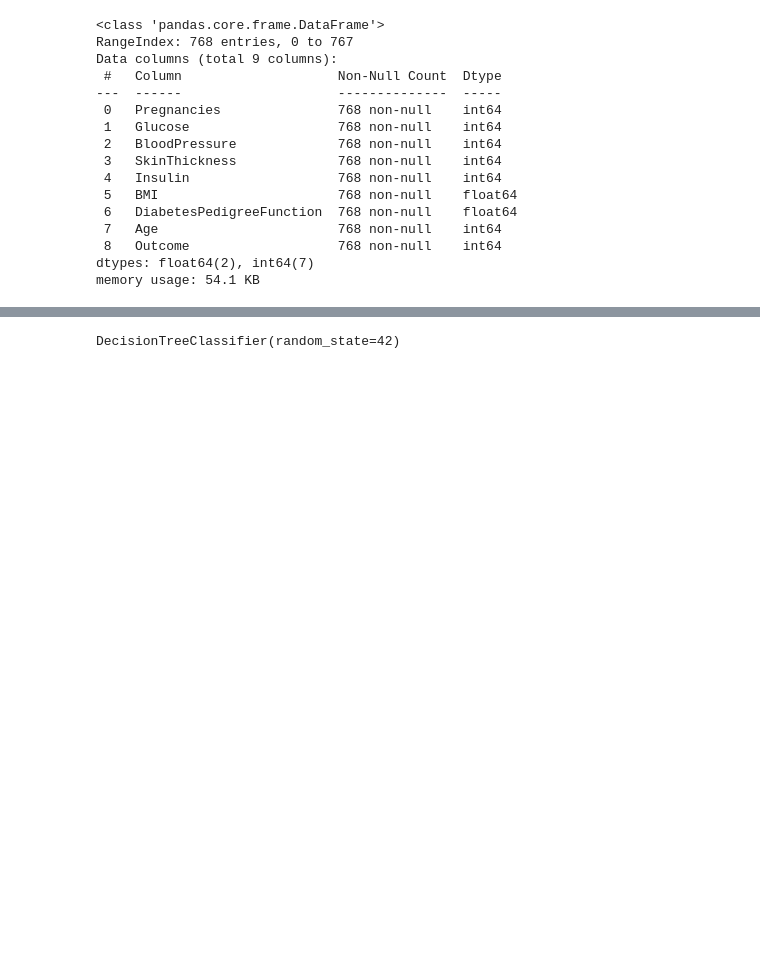
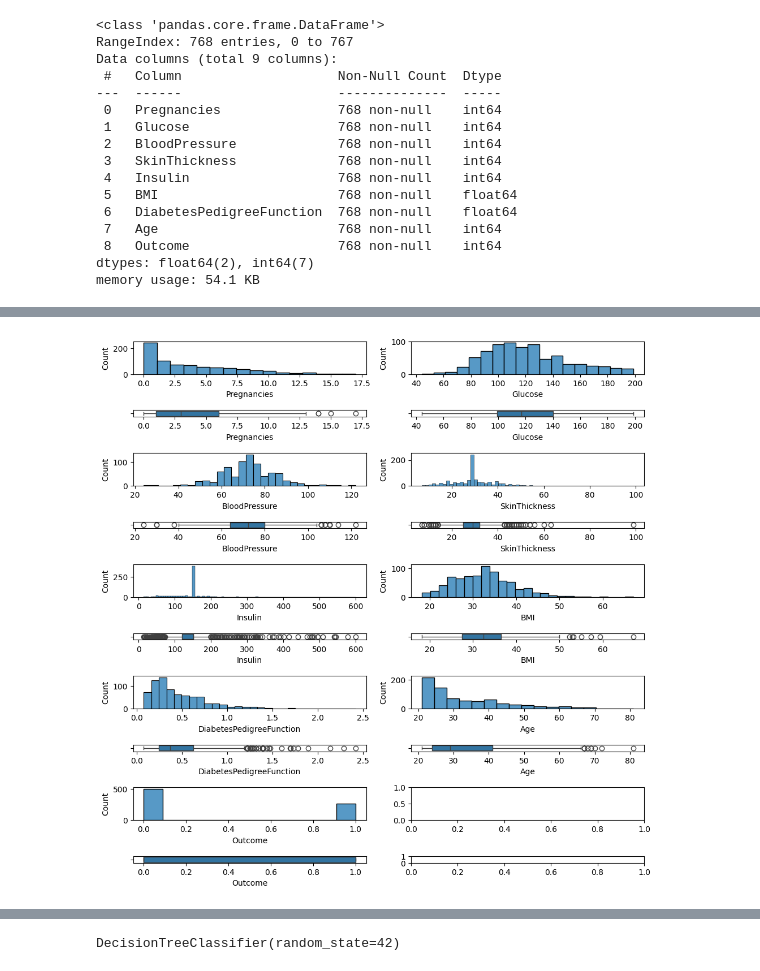
Before and after one commit to Fergo20011/arbol_decision, a Jupyter notebook: src/explore.ipynb, the cells around one changed output, grey strips where cells are left out. Drawn from its saved outputs; the diff is of its cells as text; code cells hidden in the pictures; blank space fills up the shorter version.

```diff
--- a/src/explore.ipynb
+++ b/src/explore.ipynb
@@ -78,0 +151,7 @@ df = df[df['Insulin']<=600]
+# %%
+
+from Feroz import analisis_numerico_numerico
+analisis_numerico_numerico(df,'Outcome')
+#Análisis univariante
+# %% [output]
+[figure, added]
```
Also changed, not shown: parts of 24 cells of this notebook, 1 other file.
